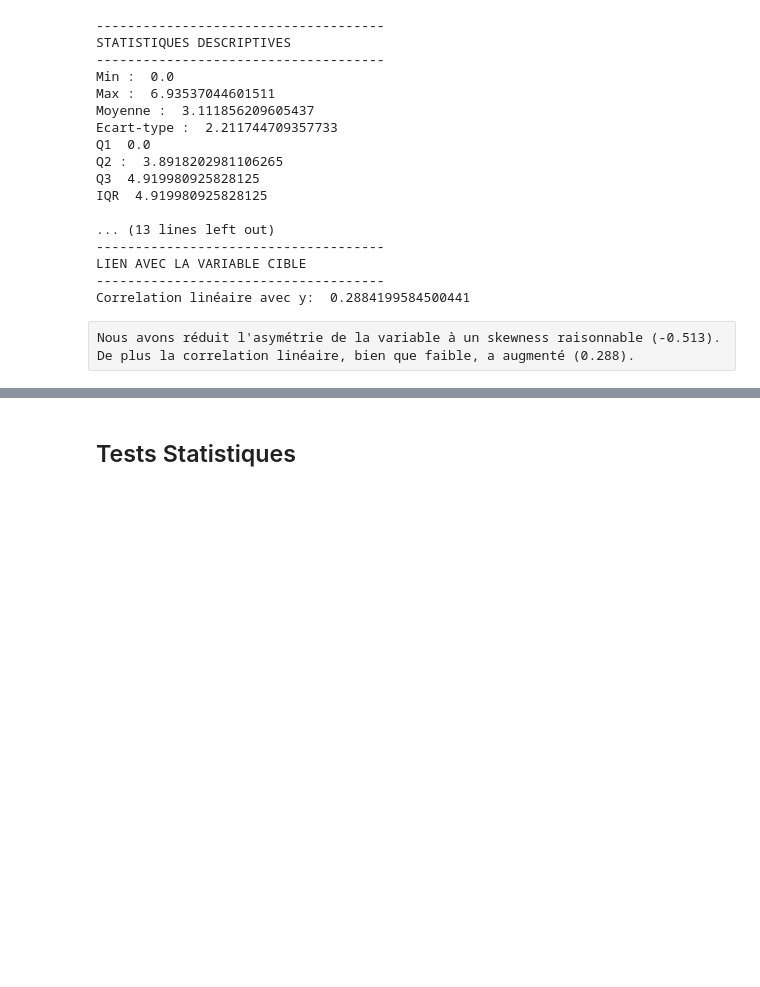
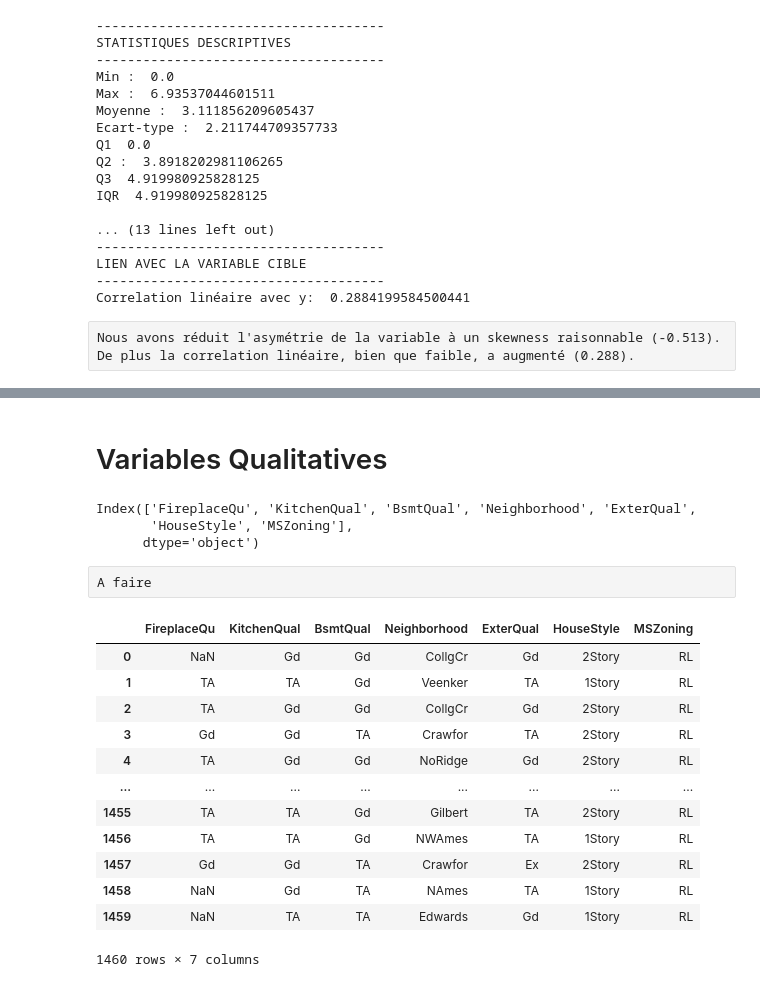
Before and after one commit to QuentinGense-hub/House-Prices---Advanced-Regression-Techniques, a Jupyter notebook: Script_immo.ipynb, the cells around one changed output, grey strips where cells are left out. Drawn from its saved outputs; the diff is of its cells as text; code cells hidden in the pictures; blank space fills up the shorter version.

```diff
--- a/Script_immo.ipynb
+++ b/Script_immo.ipynb
@@ -1436,2 +1343,0 @@ plt.show()
-# %% [markdown]
-## Tests Statistiques
@@ -1439,0 +1344,26 @@ plt.show()
+# %% [markdown]
+# Variables Qualitatives
+# %%
+variables_qualitatives.columns
+# %% [output]
+Index(['FireplaceQu', 'KitchenQual', 'BsmtQual', 'Neighborhood', 'ExterQual',
+       'HouseStyle', 'MSZoning'],
+      dtype='object')
+# %% [raw]
+A faire
+# %%
+variables_qualitatives
+# %% [output]
+|  | FireplaceQu | KitchenQual | BsmtQual | Neighborhood | ExterQual | HouseStyle | MSZoning |
+| 0 | NaN | Gd | Gd | CollgCr | Gd | 2Story | RL |
+| 1 | TA | TA | Gd | Veenker | TA | 1Story | RL |
+| 2 | TA | Gd | Gd | CollgCr | Gd | 2Story | RL |
+| 3 | Gd | Gd | TA | Crawfor | TA | 2Story | RL |
+| 4 | TA | Gd | Gd | NoRidge | Gd | 2Story | RL |
+| ... | ... | ... | ... | ... | ... | ... | ... |
+| 1455 | TA | TA | Gd | Gilbert | TA | 2Story | RL |
+| 1456 | TA | TA | Gd | NWAmes | TA | 1Story | RL |
+| 1457 | Gd | Gd | TA | Crawfor | Ex | 2Story | RL |
+| 1458 | NaN | Gd | TA | NAmes | TA | 1Story | RL |
+| 1459 | NaN | TA | TA | Edwards | Gd | 1Story | RL |
+1460 rows × 7 columns
```
Also changed, not shown: parts of 44 cells of this notebook.
